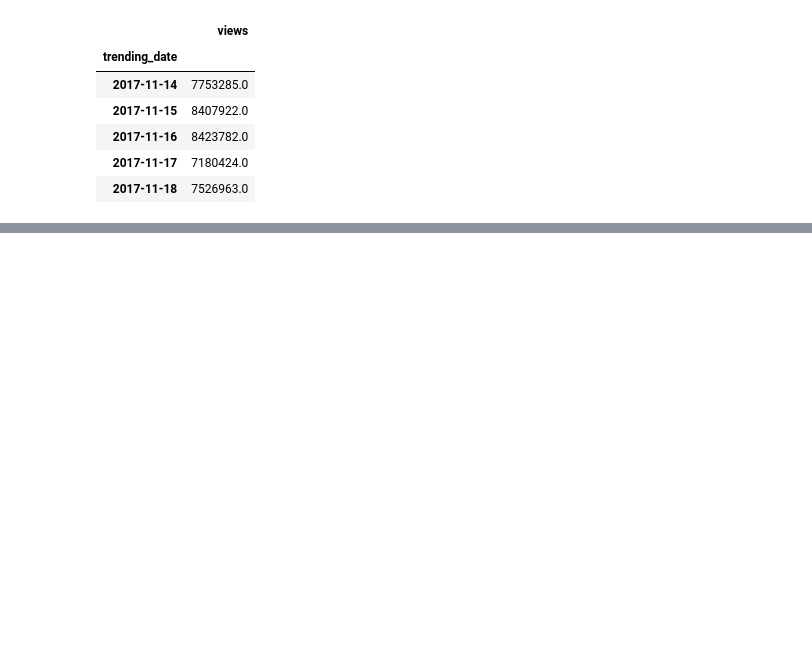
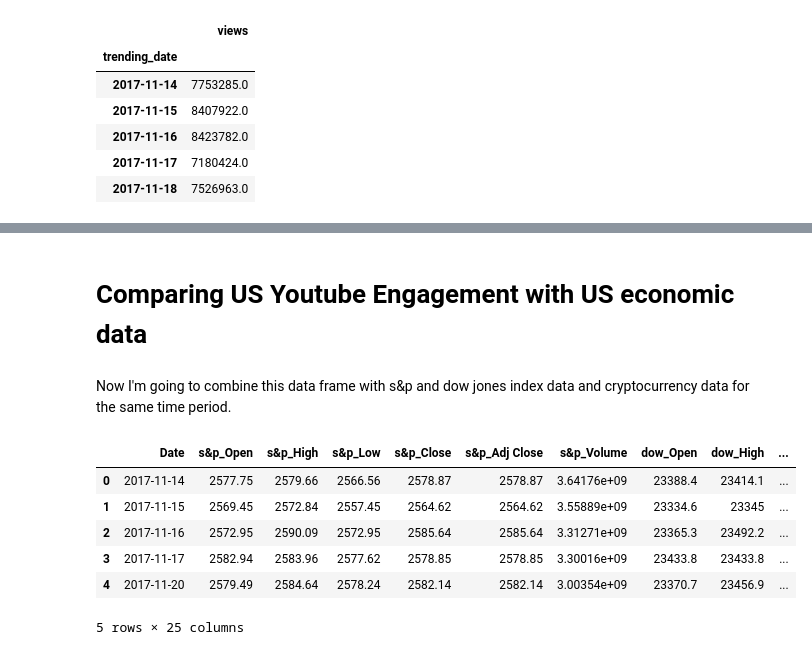
Before and after one commit to srive326/Youtube-forecasting, a Jupyter notebook: notebooks/Youtube_Data.ipynb, the cells around one changed output, grey strips where cells are left out. Cells and saved outputs as stored; diff of their text form; code cells hidden in the pictures; blank space fills up the shorter version.

Commit message:
merging tables with different economic variables

```diff
--- a/notebooks/Youtube_Data.ipynb
+++ b/notebooks/Youtube_Data.ipynb
@@ -259,0 +273,36 @@ arima.plot_predict(plot_insample=False, dynamic=True, start="2018-06-01", ax=ax)
+# %% [markdown]
+# Comparing US Youtube Engagement with US economic data
+# %% [markdown]
+Now I'm going to combine this data frame with s&p and dow jones index data and cryptocurrency data for the same time period.
+# %%
+sp500 = pd.read_csv("../data/snp500.csv")
+dowjones = pd.read_csv("../data/dowjones.csv")
+ethereum = pd.read_csv("../data/ETH-USD.csv")
+bitcoin = pd.read_csv("../data/BTC-USD.csv")
+# %%
+#rename columns for after i merge tables
+sp500 = sp500.add_prefix('s&p_')
+dowjones = dowjones.add_prefix('dow_')
+ethereum = ethereum.add_prefix("etc_")
+bitcoin = bitcoin.add_prefix("btc_")
+# %%
+sp500 = sp500.rename(columns={ sp500.columns[0]: "Date" })
+dowjones = dowjones.rename(columns={ dowjones.columns[0]: "Date" })
+ethereum = ethereum.rename(columns={ ethereum.columns[0]: "Date" })
+bitcoin = bitcoin.rename(columns={ bitcoin.columns[0]: "Date" })
+# %%
+#merge tables sp500,dowjones,ethereum,bitcoin,dta by date
+from functools import reduce
+data_frames = [sp500,dowjones, ethereum, bitcoin]
+df_merged = reduce(lambda  left,right: pd.merge(left,right,on=['Date'],
+                                            how='outer'), data_frames).fillna('void')
+# %%
+df_merged.head()
+# %% [output]
+|  | Date | s&p_Open | s&p_High | s&p_Low | s&p_Close | s&p_Adj Close | s&p_Volume | dow_Open | dow_High | ... |
+| 0 | 2017-11-14 | 2577.75 | 2579.66 | 2566.56 | 2578.87 | 2578.87 | 3.64176e+09 | 23388.4 | 23414.1 | ... |
+| 1 | 2017-11-15 | 2569.45 | 2572.84 | 2557.45 | 2564.62 | 2564.62 | 3.55889e+09 | 23334.6 | 23345 | ... |
+| 2 | 2017-11-16 | 2572.95 | 2590.09 | 2572.95 | 2585.64 | 2585.64 | 3.31271e+09 | 23365.3 | 23492.2 | ... |
+| 3 | 2017-11-17 | 2582.94 | 2583.96 | 2577.62 | 2578.85 | 2578.85 | 3.30016e+09 | 23433.8 | 23433.8 | ... |
+| 4 | 2017-11-20 | 2579.49 | 2584.64 | 2578.24 | 2582.14 | 2582.14 | 3.00354e+09 | 23370.7 | 23456.9 | ... |
+5 rows × 25 columns
```
Also changed, not shown: parts of 16 cells of this notebook.
